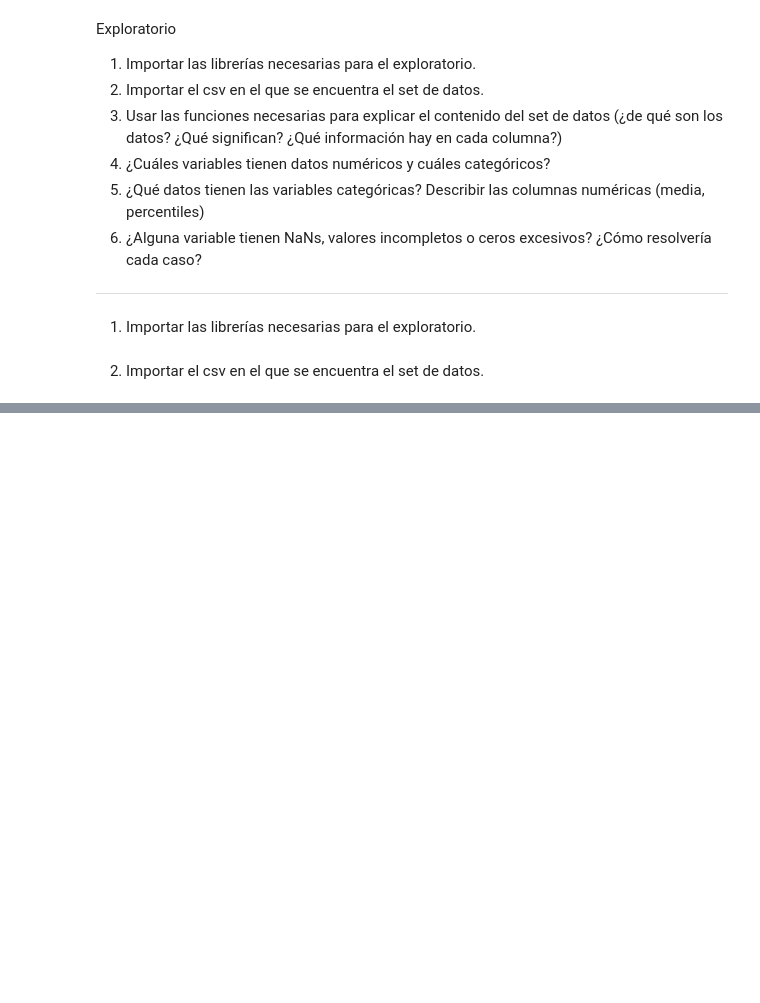
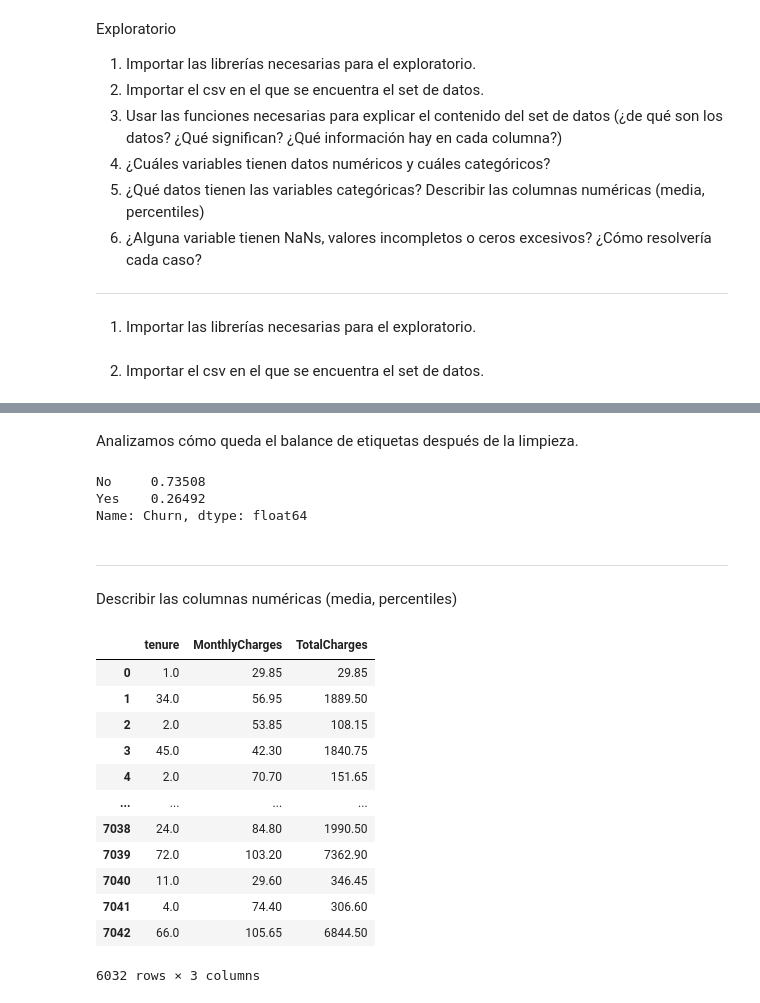
Before and after one commit to GerardoGrana/portfolio, a Jupyter notebook: credit_prediction/notebooks/exploratory.ipynb, the cells around one changed output, grey strips where cells are left out. Drawn from its saved outputs; the diff is of its cells as text; code cells hidden in the pictures; blank space fills up the shorter version.

```diff
--- a/credit_prediction/notebooks/exploratory.ipynb
+++ b/credit_prediction/notebooks/exploratory.ipynb
@@ -155,0 +206,29 @@ numeric_features = df_churn[['MonthlyCharges','TotalCharges']]
+# %% [markdown]
+Analizamos cómo queda el balance de etiquetas después de la limpieza.
+# %%
+df_raw['Churn'].value_counts(normalize=True)
+# %% [output]
+No     0.73508
+Yes    0.26492
+Name: Churn, dtype: float64
+# %% [markdown]
+<hr/>
+# %% [markdown]
+Describir las columnas numéricas (media, percentiles)
+# %%
+num_col = df_raw[['tenure','MonthlyCharges','TotalCharges']]
+num_col
+# %% [output]
+|  | tenure | MonthlyCharges | TotalCharges |
+| 0 | 1.0 | 29.85 | 29.85 |
+| 1 | 34.0 | 56.95 | 1889.50 |
+| 2 | 2.0 | 53.85 | 108.15 |
+| 3 | 45.0 | 42.30 | 1840.75 |
+| 4 | 2.0 | 70.70 | 151.65 |
+| ... | ... | ... | ... |
+| 7038 | 24.0 | 84.80 | 1990.50 |
+| 7039 | 72.0 | 103.20 | 7362.90 |
+| 7040 | 11.0 | 29.60 | 346.45 |
+| 7041 | 4.0 | 74.40 | 306.60 |
+| 7042 | 66.0 | 105.65 | 6844.50 |
+6032 rows × 3 columns
```
Also changed, not shown: parts of 42 cells of this notebook, 4 other files.
